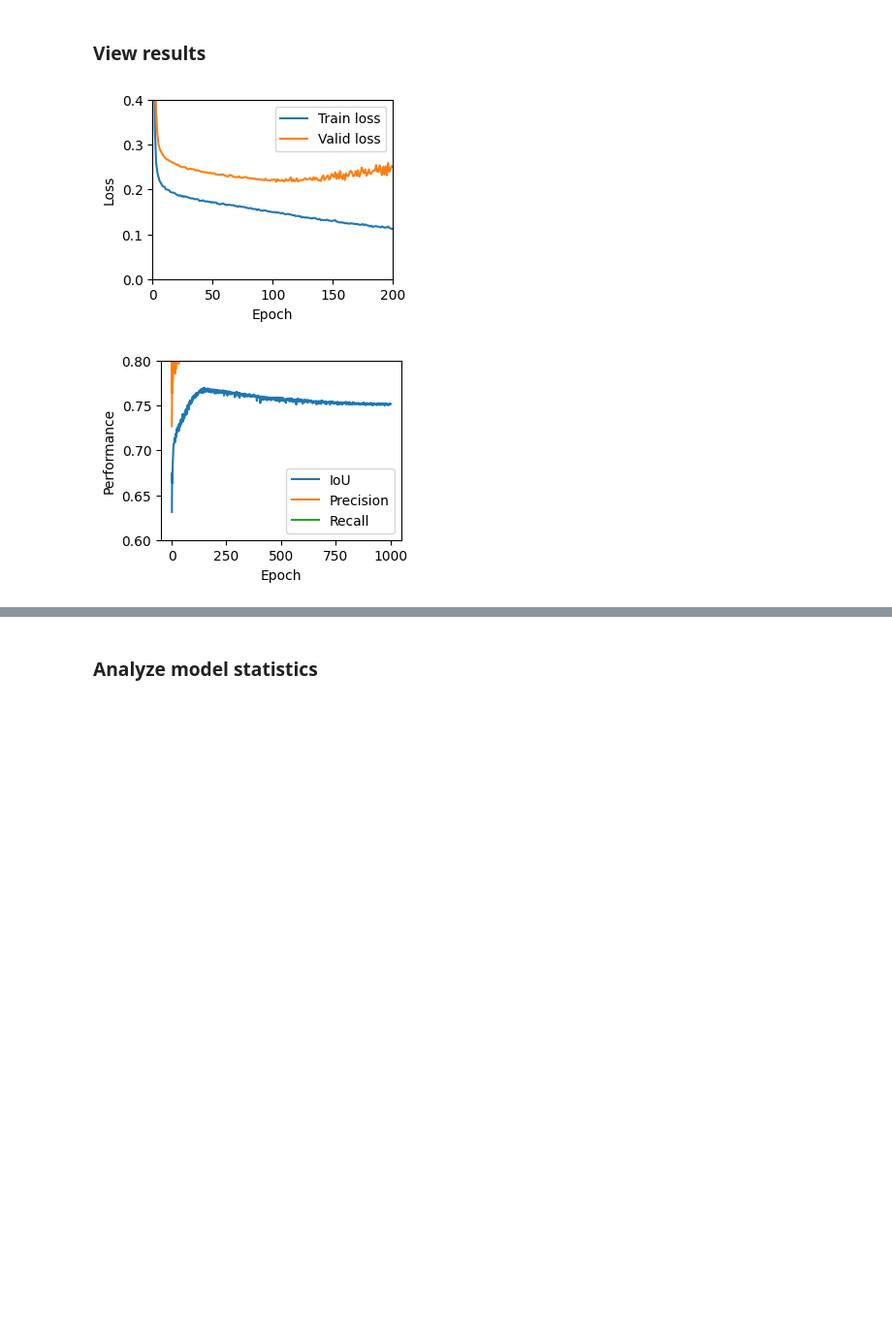
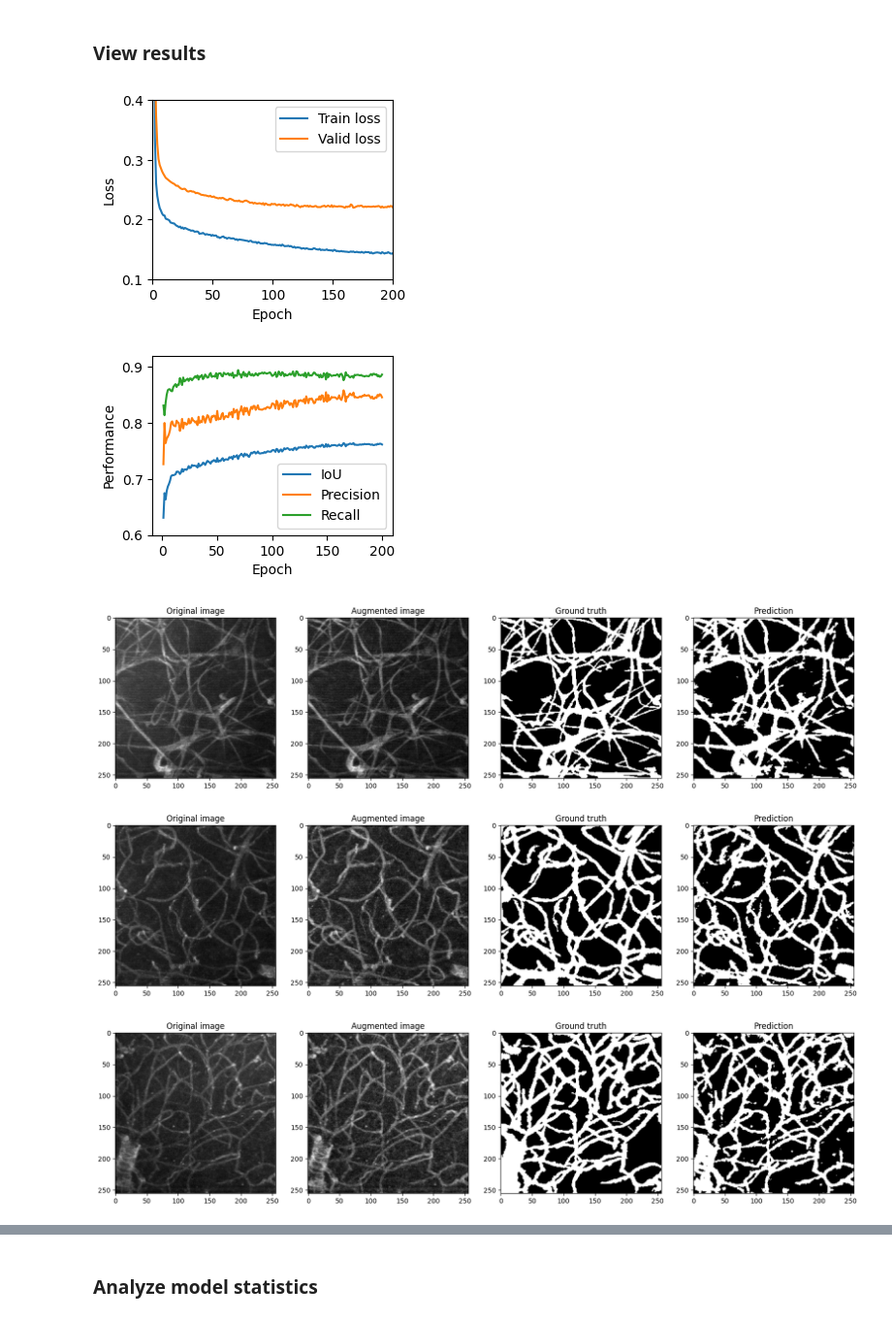
Before and after one commit to chcomin/training-templates, a Jupyter notebook: recipes/vessel/experimenter_vessel.ipynb, the cells around one changed output, grey strips where cells are left out. Shown at 97% size. Cells and saved outputs as stored; diff of their text form; code cells hidden in the pictures; blank space fills up the shorter version.

```diff
--- a/recipes/vessel/experimenter_vessel.ipynb
+++ b/recipes/vessel/experimenter_vessel.ipynb
@@ -5,13 +9,13 @@ import random
 from pathlib import Path
 import matplotlib.pyplot as plt
 import torch
-from recipes import train_vessel_manual as train_pytorch
+import train_vessel
 import torchtrainer
 
 params = {
     # Dataset
-    'img_dir': Path('../data/vessel_manual/images'),
-    'label_dir': Path('../data/vessel_manual/labels'),
+    'img_dir': Path('data/vessel/images'),
+    'label_dir': Path('data/vessel/labels'),
     'train_val_split': 0.1,
     # Model
     'model_layers': (1, 1, 1),
@@ -35,14 +39,14 @@ params = {
     'pin_memory': False,
     'non_blocking': False,
     # Logging
-    'log_dir': '../logs_vessel_manual',
+    'log_dir': 'logs/',
     'experiment':'unet_l_1_1_1_c_16_32_64',
     'save_every':1,
     'save_best':True,
     # Other
     'resume': False,
+    'meta': None
 }
 
-#Train using pure Pytorch
-logger, ds_train, ds_valid, model = train_pytorch.run(params)
+logger, ds_train, ds_valid, model = train_vessel.run(params)
 # %% [output]
@@ -67,23 +71,16 @@ Train loss: 0.07129315088192621, Valid loss: 0.3877602517604828, IoU: 0.75179564
 ### View results
 # %%
 # Plot results
+def plot_metrics(logger):
+    '''Plot losses and IoU.'''
 
-def plot_metrics(logger, type='lt'):
-    '''Plot losses and IoU. `lt` is the logger used in Lightning.'''
-
-    if type=='lt':
-        metrics = logger.metrics
-        epochs, _ = zip(*metrics['val_loss'])
-        metrics = [list(zip(*metrics[k]))[1] for k in ['train_loss', 'val_loss', 'iou', 'prec', 'rec']]
-        train_loss, valid_loss, iou, prec, rec = metrics
-    elif type=='pt':
-        epochs, metrics = zip(*logger.data.items())
-        train_loss, valid_loss, iou, prec, rec = zip(*metrics)
+    epochs, metrics = zip(*logger.data.items())
+    train_loss, valid_loss, iou, prec, rec = zip(*metrics)
 
     plt.figure()
     plt.plot(epochs, train_loss, label='Train loss')
     plt.plot(epochs, valid_loss, label='Valid loss')
-    plt.ylim((0, 0.4))
+    plt.ylim((0.1, 0.4))
     plt.xlim((0, 200))
     plt.legend()
     plt.xlabel('Epoch')
@@ -92,41 +89,44 @@ def plot_metrics(logger, type='lt'):
     plt.plot(epochs, iou, label='IoU')
     plt.plot(epochs, prec, label='Precision')
     plt.plot(epochs, rec, label='Recall')
-    plt.ylim((0.6, 0.8))
+    plt.ylim((0.6, 0.92))
     plt.legend()
     plt.xlabel('Epoch')
     plt.ylabel('Performance')
 
 def plot_examples(ds, model, n=4):
     """Plot some example segmentations"""
 
     model.eval()
     model.cuda()
-    indices = random.sample(range(len(ds)),n)
+    indices = random.sample(range(len(ds)),n)  # Randomly draw some indices
     for i, idx in enumerate(indices):
         x, y = ds[idx]
         x_or, y_or = ds.get_item(idx)
         with torch.no_grad():
             y_pred = model(x[None].cuda())[0].cpu()
         x = x[0]
         y_pred = torch.max(y_pred, dim=0)[1]
 
         plt.figure(figsize=[20,5])
         plt.subplot(1, 4, 1)
         plt.imshow(x_or, 'gray')
         plt.title('Original image')
         plt.subplot(1, 4, 2)
         plt.imshow(x, 'gray')
         plt.title('Augmented image')
         plt.subplot(1, 4, 3)
         plt.imshow(y, 'gray')
         plt.title('Ground truth')
         plt.subplot(1, 4, 4)
         plt.imshow(y_pred, 'gray')
         plt.title('Prediction')
 
-plot_metrics(logger, type='pt')
-#plot_examples(ds_valid, model)
+plot_metrics(logger)
+plot_examples(ds_valid, model)
 # %% [output]
-[figure, old version]
+[figure, new version]
-[figure, old version]
+[figure, new version]
+[figure, added]
+[figure, added]
+[figure, added]
```
Also changed, not shown: parts of 9 cells of this notebook, 2 other files.
